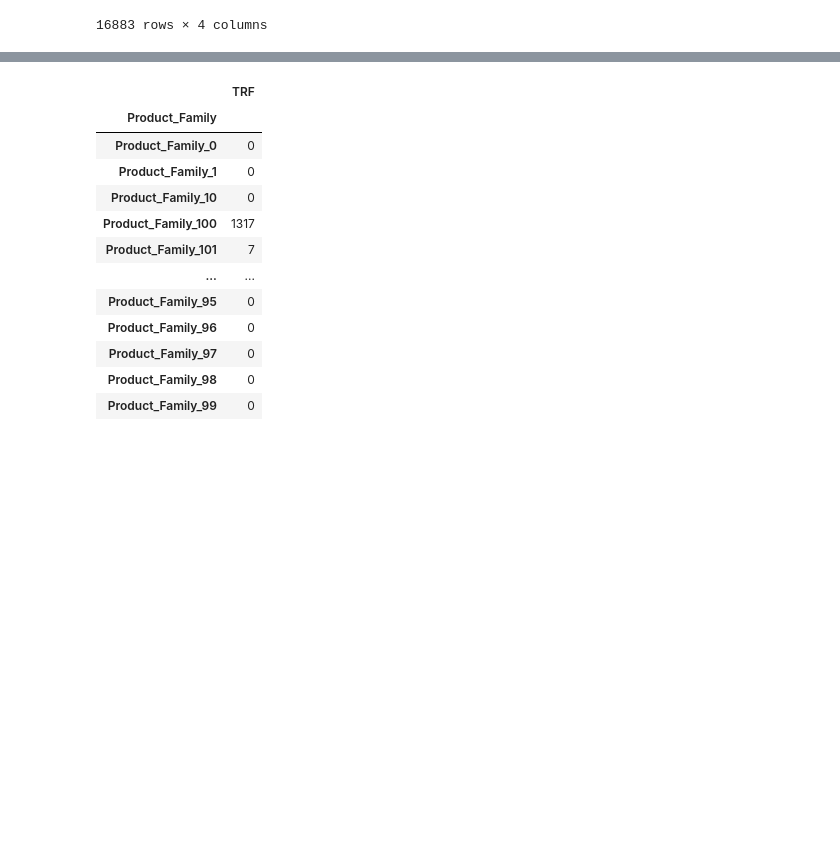
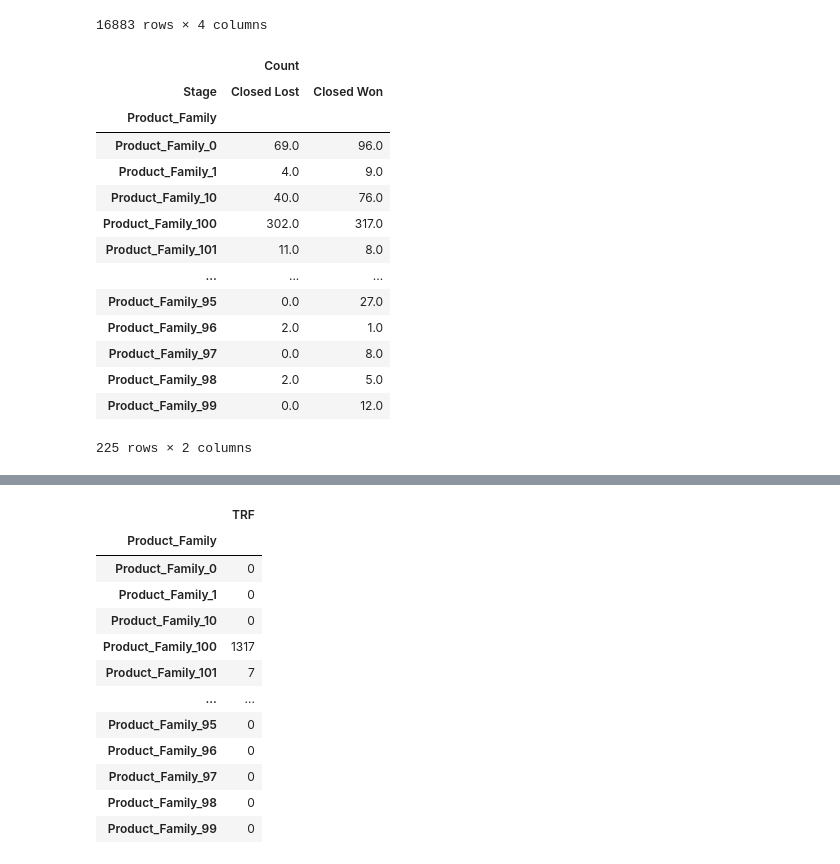
Before and after one commit to RenzoJacinto/TP1-Datos, a Jupyter notebook: renzo.ipynb, the cells around one changed output, grey strips where cells are left out. Saved outputs shown, nothing was run; the diff lists cells and outputs as text; code cells hidden in the pictures; blank space fills up the shorter version.

```diff
--- a/renzo.ipynb
+++ b/renzo.ipynb
@@ -33,3 +33,24 @@ reducido
 | 16945 | Product_Family_158 | 1 | Closed Lost | 4 |
 | 16946 | Product_Family_164 | 1 | Closed Lost | 40 |
 16883 rows × 4 columns
+# %%
+familias_stage = reducido.groupby(['Product_Family', 'Stage']).agg({'TRF':'count'})
+familias_stage.columns = ['Count']
+familias_stage = familias_stage.unstack().fillna(0)
+familias_stage
+# %% [output]
+|  | Count |  |
+| Stage | Closed Lost | Closed Won |
+| Product_Family |  |  |
+| Product_Family_0 | 69.0 | 96.0 |
+| Product_Family_1 | 4.0 | 9.0 |
+| Product_Family_10 | 40.0 | 76.0 |
+| Product_Family_100 | 302.0 | 317.0 |
+| Product_Family_101 | 11.0 | 8.0 |
+| ... | ... | ... |
+| Product_Family_95 | 0.0 | 27.0 |
+| Product_Family_96 | 2.0 | 1.0 |
+| Product_Family_97 | 0.0 | 8.0 |
+| Product_Family_98 | 2.0 | 5.0 |
+| Product_Family_99 | 0.0 | 12.0 |
+225 rows × 2 columns
```
Also changed, not shown: parts of 4 cells of this notebook.
